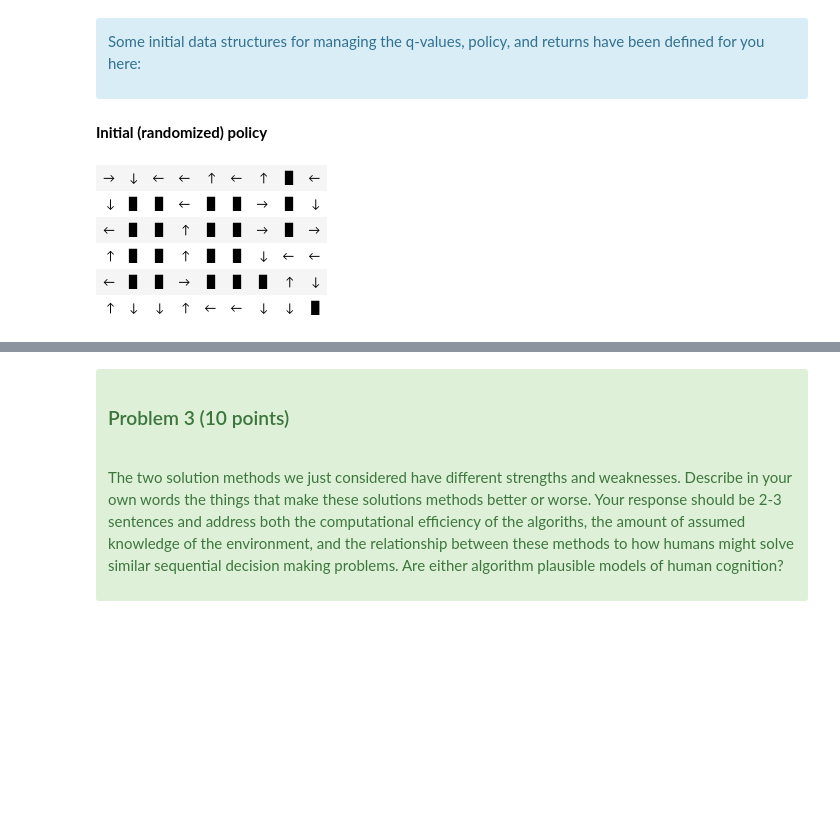
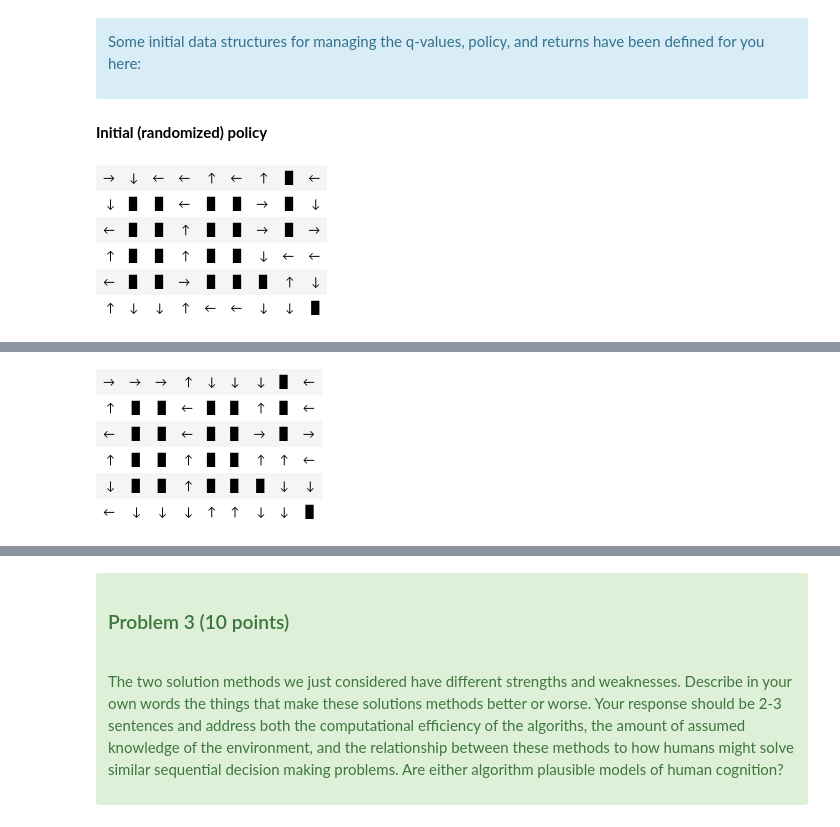
Before and after one commit to elenatheodora/CCM-Spring2021, a Jupyter notebook: homework-RL/Homework-RL-A.ipynb, the cells around one changed output, grey strips where cells are left out. Saved outputs shown, nothing was run; the diff lists cells and outputs as text; code cells hidden in the pictures; blank space fills up the shorter version.

```diff
--- a/homework-RL/Homework-RL-A.ipynb
+++ b/homework-RL/Homework-RL-A.ipynb
@@ -467,61 +485,66 @@ starting_state = 45
 goal_state = 8 # terminate the MC roll out when you get to this state
 GAMMA=0.9
 EPSILON = 0.2 # more exploration is often better
-ITERATIONS = 50000 # this may need to be 100,000 or more!
+ITERATIONS = 10000 # this may need to be 100,000 or more!
 PRINT_EVERY = 1000 # how often to print out our progress
 random.seed(5000) # try multiple random seed to verify your code works
 
-# set up initial data strucutres that might be useful for you
-# q(s,a)
-def init_q_values(init):
-    qvals = {"up": init, "right": init, "down": init, "left": init}
-    return qvals
-INIT_VAL = -99999.0  #initialize unsampled q values to a very small number (pessimitic intiaizliation)
-q_value_table = [[init_q_values(INIT_VAL) for i in range(mygrid.ncols)] for j in range(mygrid.nrows)]
+for gamma in [0, GAMMA]:
+    # set up initial data strucutres that might be useful for you
+    # q(s,a)
+    def init_q_values(init):
+        qvals = {"up": init, "right": init, "down": init, "left": init}
+        return qvals
+    INIT_VAL = -99999.0  #initialize unsampled q values to a very small number (pessimitic intiaizliation)
+    q_value_table = [[init_q_values(INIT_VAL) for i in range(mygrid.ncols)] for j in range(mygrid.nrows)]
 
-# pi
-policy_table = [[random_policy() for i in range(mygrid.ncols)] for j in range(mygrid.nrows)]
-display(Markdown("**Initial (randomized) policy**"))
-mygrid.pretty_print_policy_table(policy_table)
+    # pi
+    policy_table = [[random_policy() for i in range(mygrid.ncols)] for j in range(mygrid.nrows)]
+    display(Markdown("**Initial (randomized) policy**"))
+    mygrid.pretty_print_policy_table(policy_table)
 
-# dictionary for returns, can be filled in as more info is encountered
-returns = {}
+    # dictionary for returns, can be filled in as more info is encountered
+    returns = {}
 
-for i in range(ITERATIONS):  # you probably need to take many, many steps here and it make take some time to run
-    # instead of always starting at the start state, this algorithm will use the concept of an
-    # "exploring start" so that it starts in a random valid state
-    # this can help a lot
-    ss = random.choice(list(mygrid.valid_states.keys()))  # select and exploring start state
-    episode = mc_episode(ss, EPSILON, goal_state, policy_table)
+    for i in range(ITERATIONS):  # you probably need to take many, many steps here and it make take some time to run
+        # instead of always starting at the start state, this algorithm will use the concept of an
+        # "exploring start" so that it starts in a random valid state
+        # this can help a lot
+        ss = random.choice(list(mygrid.valid_states.keys()))  # select and exploring start state
+        episode = mc_episode(ss, EPSILON, goal_state, policy_table)
 
-    visited = {}
-    for idx in range(len(episode)):
-        item = episode[idx]
-        qkey = str((item[1],item[2]))
-        if qkey not in visited:
-            # PROBLEM 2- update the returns dictionary to include the discounted average rewards according to
-            # the first visit algorithm
-            assert False, "Implement your solution here"
+        visited = {}
+        for idx in range(len(episode)):
+            item = episode[idx]
+            qkey = str((item[1],item[2]))
+            if qkey not in visited:
+                visited[qkey]=1
+                temp=0
+                for j in range(idx,len(episode)):
+                    temp+=(GAMMA**(j-idx))*episode[j][0]
+                if qkey in returns:
+                    returns[qkey].append(temp)
+                else:
+                    returns[qkey]=[temp]
 
 
-    # update q-value-table
-    for ret in returns.keys():
-        s,a = eval(ret)
-        sx, sy = mygrid.index_to_coord(s)
-        #q_value_table[sx][sy][a] = # PROBLEM 2- UPDATE your average returns here, depends on how you implement the above
-        assert False, "Implement your solution here"
+        # update q-value-table
+        for ret in returns.keys():
+            s,a = eval(ret)
+            sx, sy = mygrid.index_to_coord(s)
+            q_value_table[sx][sy][a] = statistics.mean(returns[ret])
 
 
-    # improve policy
-    for sx in range(len(q_value_table)):
-        for sy in range(len(q_value_table[sx])):
-            policy_table[sx][sy] = be_greedy(q_value_table[sx][sy])
+        # improve policy
+        for sx in range(len(q_value_table)):
+            for sy in range(len(q_value_table[sx])):
+                policy_table[sx][sy] = be_greedy(q_value_table[sx][sy])
 
-    if i%PRINT_EVERY==0:
-        display(Markdown(f"**Improved policy interation {i}**"))
-        mygrid.pretty_print_policy_table(policy_table)
+        if i%PRINT_EVERY==0:
+            display(Markdown(f"**Improved policy interation {i}**"))
+            mygrid.pretty_print_policy_table(policy_table)
 
-display(Markdown("**Improved policy**"))
+display(Markdown("**Improved Final policy**"))
 mygrid.pretty_print_policy_table(policy_table)
 # %% [output]
 **Initial (randomized) policy**
@@ -533,0 +558,6 @@ mygrid.pretty_print_policy_table(policy_table)
+| → | → | → | ↑ | ↓ | ↓ | ↓ | ▉ | ← |
+| ↑ | ▉ | ▉ | ← | ▉ | ▉ | ↑ | ▉ | ← |
+| ← | ▉ | ▉ | ← | ▉ | ▉ | → | ▉ | → |
+| ↑ | ▉ | ▉ | ↑ | ▉ | ▉ | ↑ | ↑ | ← |
+| ↓ | ▉ | ▉ | ↑ | ▉ | ▉ | ▉ | ↓ | ↓ |
+| ← | ↓ | ↓ | ↓ | ↑ | ↑ | ↓ | ↓ | ▉ |
```
Also changed, not shown: parts of 6 cells of this notebook, 4 other files.
